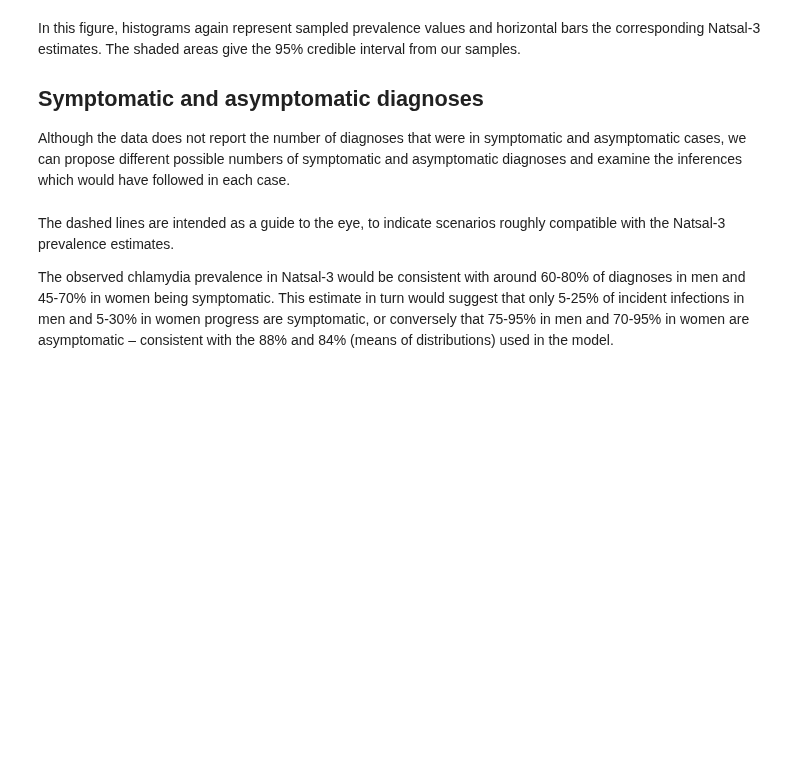
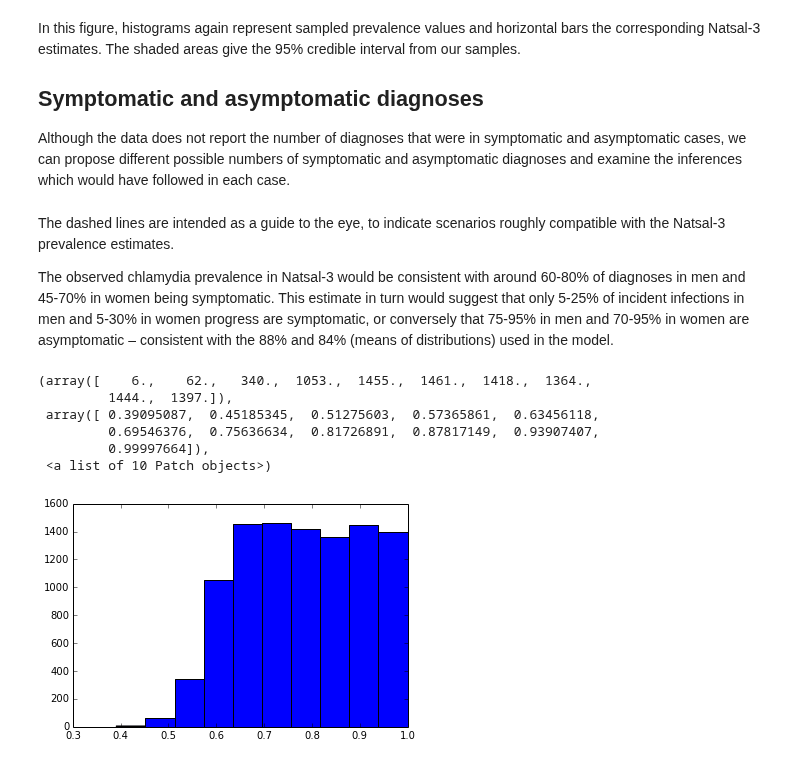
Before and after one commit to joanna-lewis/ct_surveillance, a Jupyter notebook: england.ipynb, the cells around one changed output. Saved outputs shown, nothing was run; the diff lists cells and outputs as text; code cells hidden in the pictures; blank space fills up the shorter version.

```diff
--- a/england.ipynb
+++ b/england.ipynb
@@ -990,0 +1060,10 @@ p_asymp_f_20_24 = rs.beta(a_f_20_24, b_f_20_24, size=n_sample)
+# %%
+plt.hist(p_asymp_f_15_24)
+# %% [output]
+(array([    6.,    62.,   340.,  1053.,  1455.,  1461.,  1418.,  1364.,
+         1444.,  1397.]),
+ array([ 0.39095087,  0.45185345,  0.51275603,  0.57365861,  0.63456118,
+         0.69546376,  0.75636634,  0.81726891,  0.87817149,  0.93907407,
+         0.99997664]),
+ <a list of 10 Patch objects>)
+[figure, added]
```
Also changed, not shown: parts of 6 cells of this notebook.
